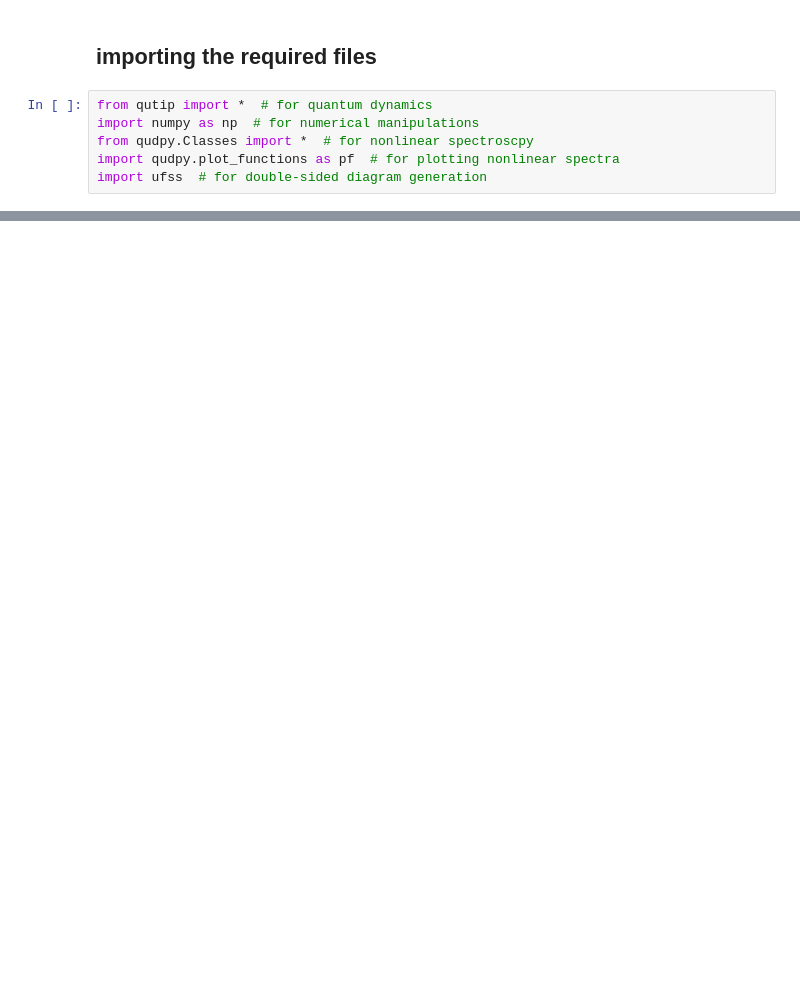
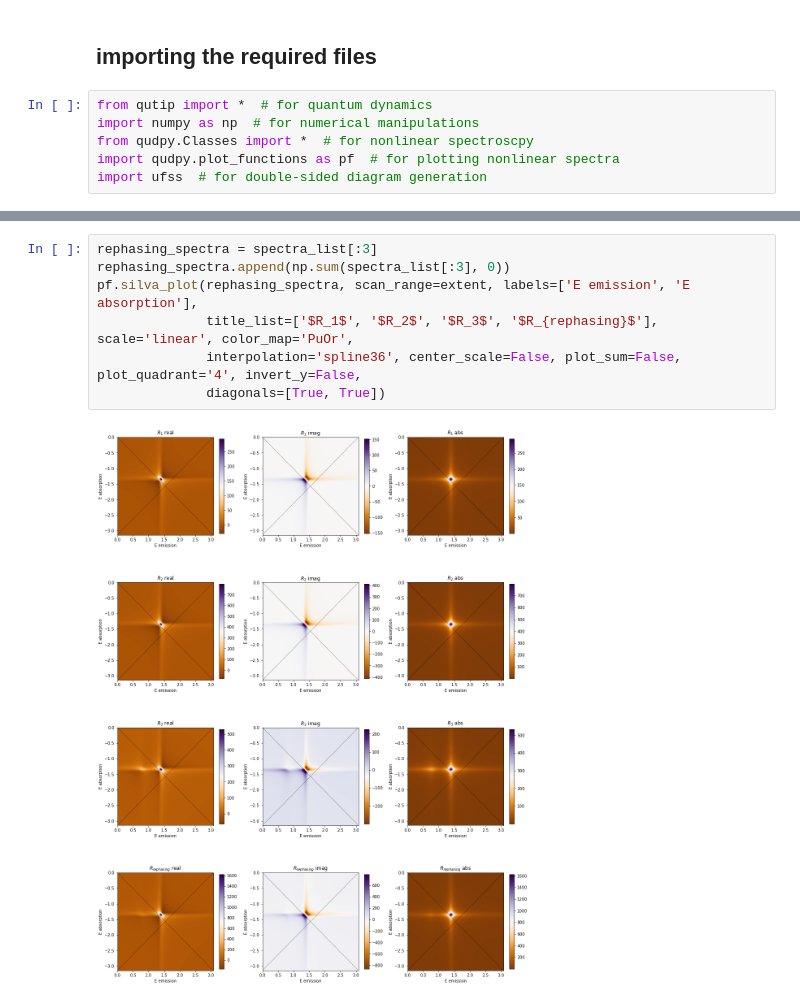
Before and after one commit to sa-shah/QuDPy, a Jupyter notebook: examples/notebooks/example1.ipynb, the cells around one changed output, grey strips where cells are left out. Saved outputs shown, nothing was run; the diff lists cells and outputs as text; blank space fills up the shorter version.

```diff
--- a/examples/notebooks/example1.ipynb
+++ b/examples/notebooks/example1.ipynb
@@ -245,0 +117,9 @@ pf.multiplot(np.real(spectra_list), extent, ['w1', 'w2'], ['R1', 'R2', 'R3'], 'l
+# %%
+rephasing_spectra = spectra_list[:3]
+rephasing_spectra.append(np.sum(spectra_list[:3], 0))
+pf.silva_plot(rephasing_spectra, scan_range=extent, labels=['E emission', 'E absorption'],
+              title_list=['$R_1$', '$R_2$', '$R_3$', '$R_{rephasing}$'], scale='linear', color_map='PuOr',
+              interpolation='spline36', center_scale=False, plot_sum=False, plot_quadrant='4', invert_y=False,
+              diagonals=[True, True])
+# %% [output]
+[figure, added]
```
Also changed, not shown: parts of 27 cells of this notebook.
